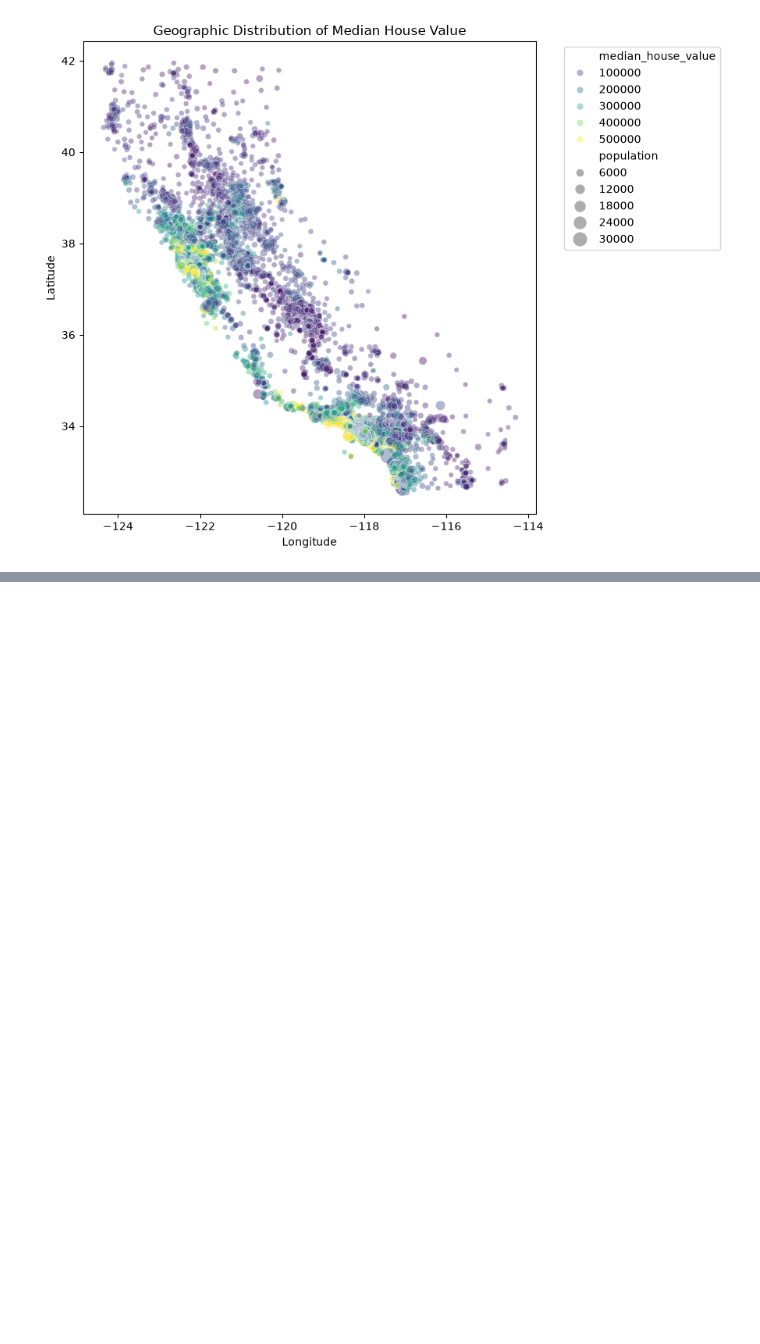
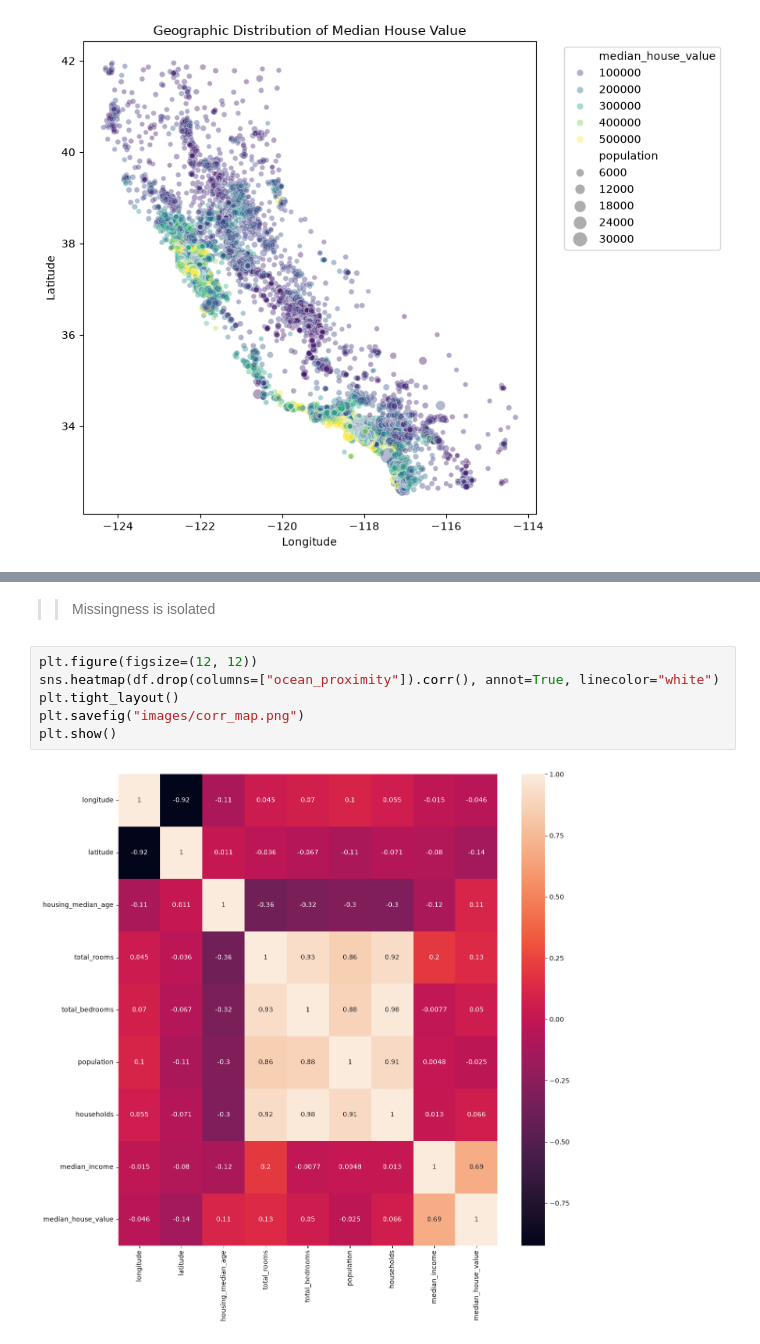
Before and after one commit to YugamdeepGoyal/elc_house_price_prediction, a Jupyter notebook: eda.ipynb, the cells around one changed output, grey strips where cells are left out. Saved outputs shown, nothing was run; the diff lists cells and outputs as text; blank space fills up the shorter version.

```diff
--- a/eda.ipynb
+++ b/eda.ipynb
@@ -116,0 +151,10 @@ plt.show()
+# %% [markdown]
+>> Missingness is isolated
+# %%
+plt.figure(figsize=(12, 12))
+sns.heatmap(df.drop(columns=["ocean_proximity"]).corr(), annot=True, linecolor="white")
+plt.tight_layout()
+plt.savefig("images/corr_map.png")
+plt.show()
+# %% [output]
+[figure, added]
```
Also changed, not shown: parts of 10 cells of this notebook, 6 other files.
